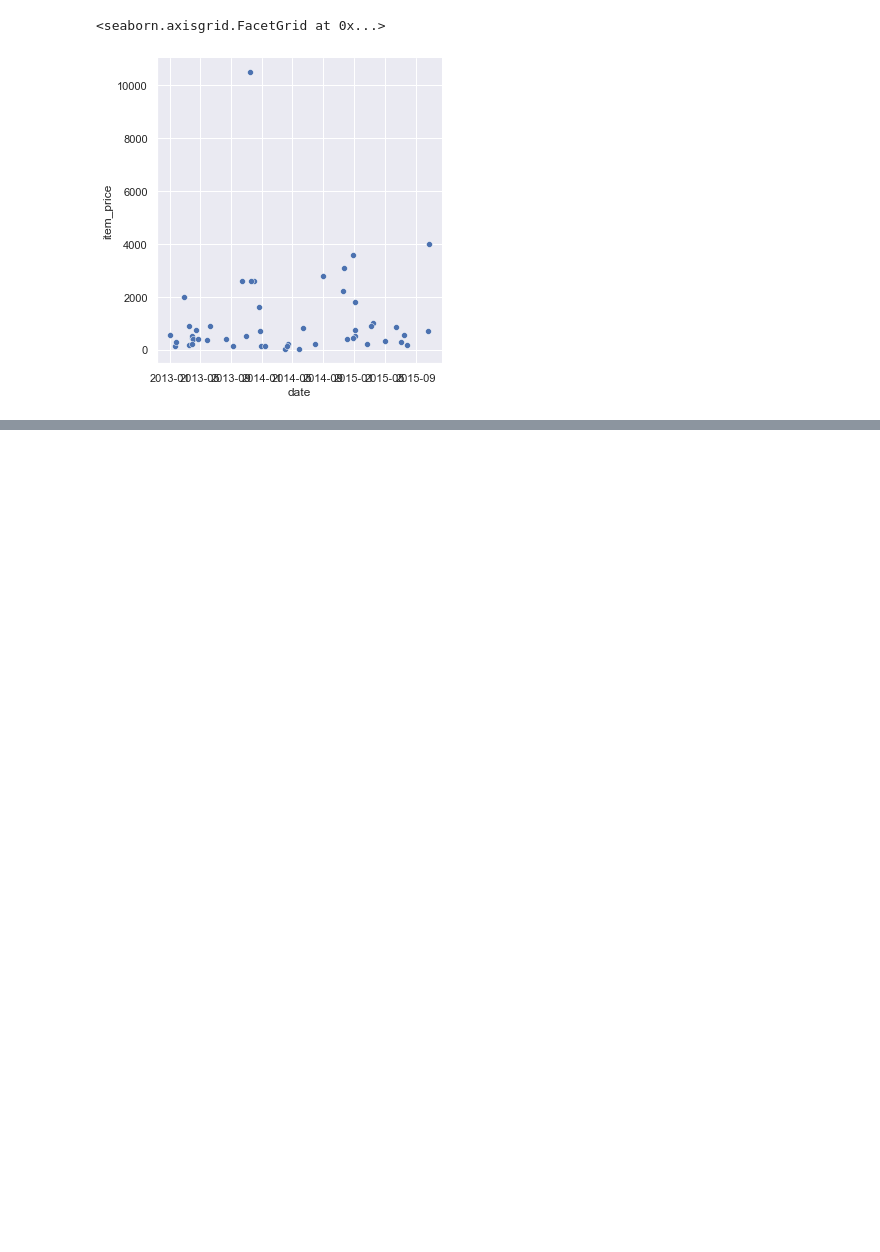
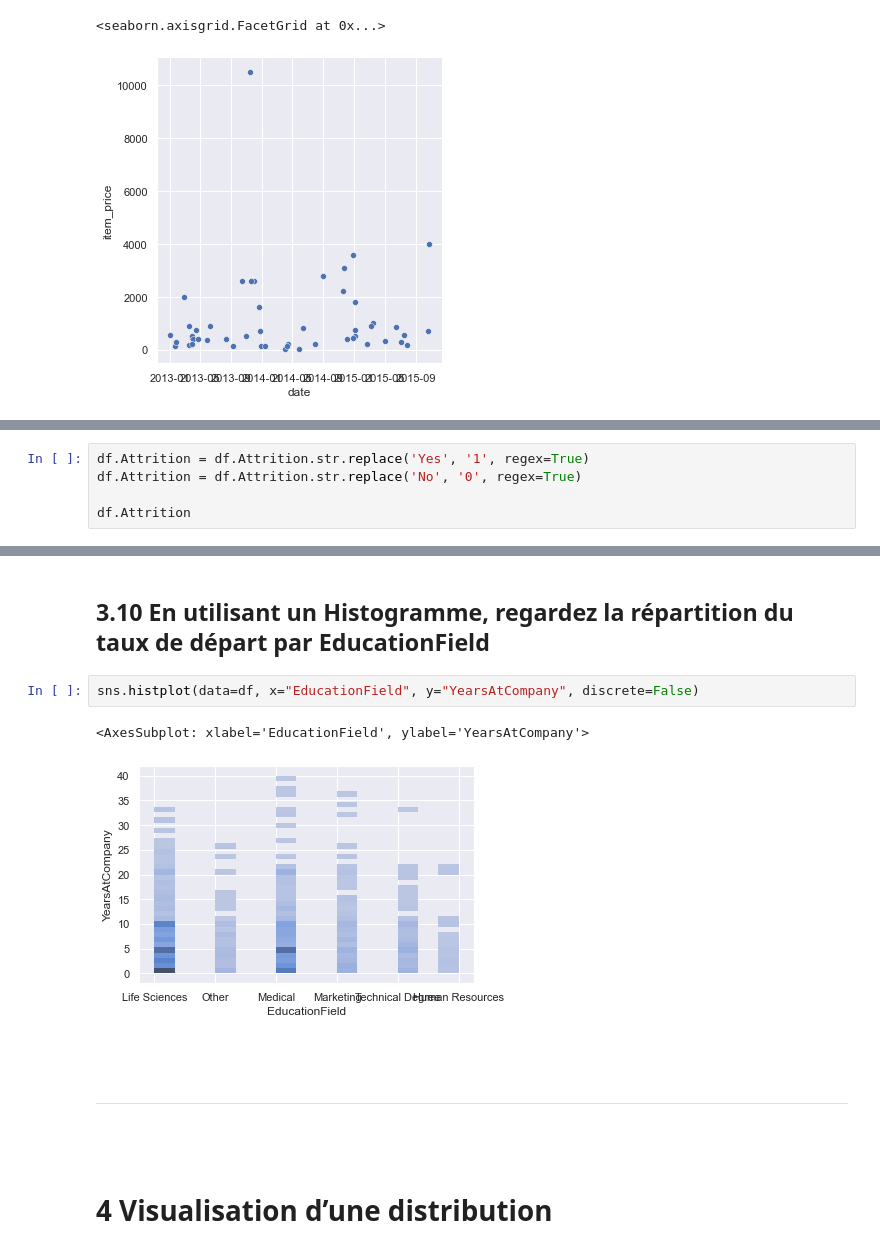
Before and after one commit to Argus416/h3hitema, a Jupyter notebook: Python/Analyse de données /Data Visualisation Statistiques.ipynb, the cells around one changed output, grey strips where cells are left out. Drawn from its saved outputs; the diff is of its cells as text; blank space fills up the shorter version.

```diff
--- a/Python/Analyse de données /Data Visualisation Statistiques.ipynb
+++ b/Python/Analyse de données /Data Visualisation Statistiques.ipynb
@@ -248,0 +282,5 @@ sns.boxplot(x="JobSatisfaction", y="YearsAtCompany", data=df)
+# %%
+df.Attrition = df.Attrition.str.replace('Yes', '1', regex=True)
+df.Attrition = df.Attrition.str.replace('No', '0', regex=True)
+
+df.Attrition
@@ -248,0 +300,15 @@ sns.boxplot(x="JobSatisfaction", y="YearsAtCompany", data=df)
+# %% [markdown]
+## 3.10 En utilisant un Histogramme, regardez la répartition du taux de départ par EducationField
+# %%
+sns.histplot(data=df, x="EducationField", y="YearsAtCompany", discrete=False)
+# %% [output]
+<AxesSubplot: xlabel='EducationField', ylabel='YearsAtCompany'>
+[figure, added]
+# %% [markdown]
+<br>
+# %% [markdown]
+<hr>
+# %% [markdown]
+<br>
+# %% [markdown]
+# 4 Visualisation d’une distribution
```
Also changed, not shown: parts of 78 cells of this notebook.
